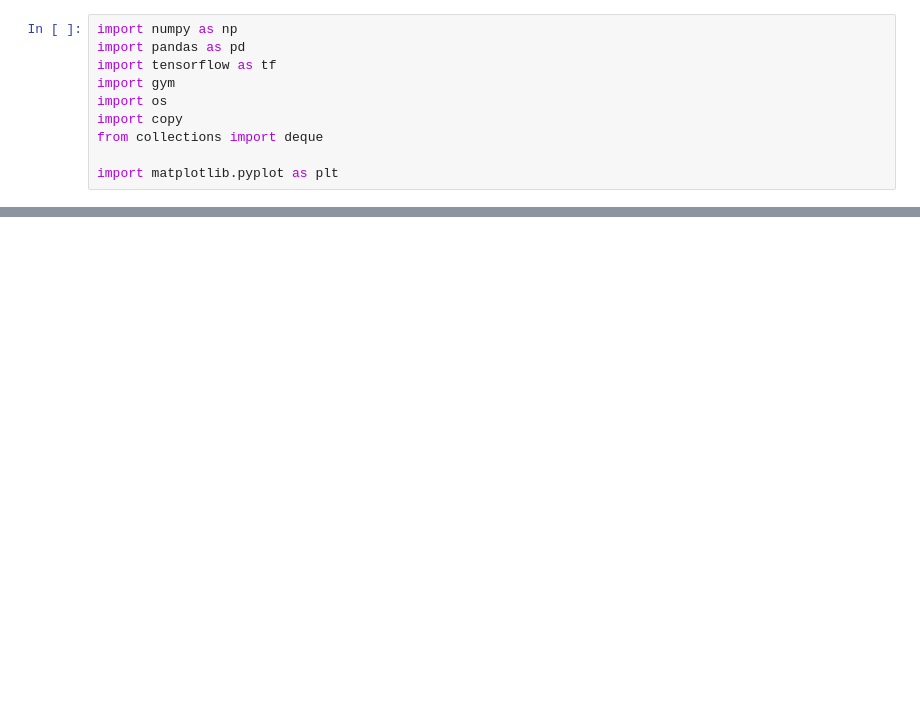
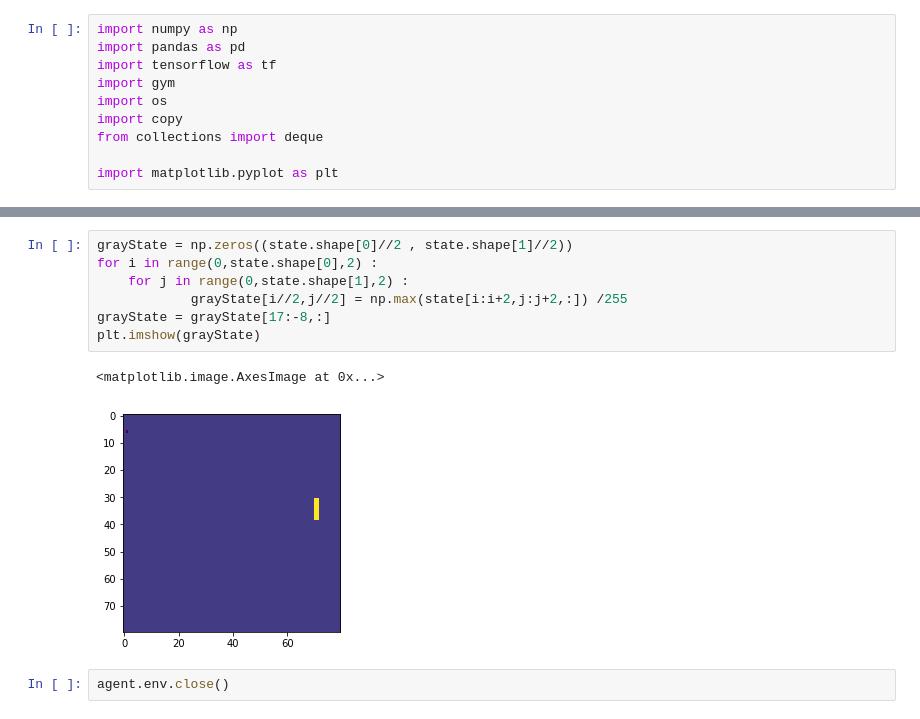
Before and after one commit to severinzhong/ML-study, a Jupyter notebook: DQN.ipynb, the cells around one changed output, grey strips where cells are left out. Drawn from its saved outputs; the diff is of its cells as text; blank space fills up the shorter version.

```diff
--- a/DQN.ipynb
+++ b/DQN.ipynb
@@ -264,0 +397,12 @@ save history in ./history/DQN-MountainCar.csv success
+# %%
+grayState = np.zeros((state.shape[0]//2 , state.shape[1]//2))
+for i in range(0,state.shape[0],2) :
+    for j in range(0,state.shape[1],2) :
+            grayState[i//2,j//2] = np.max(state[i:i+2,j:j+2,:]) /255
+grayState = grayState[17:-8,:]
+plt.imshow(grayState)
+# %% [output]
+<matplotlib.image.AxesImage at 0x...>
+[figure, added]
+# %%
+agent.env.close()
```
Also changed, not shown: parts of 24 cells of this notebook.
